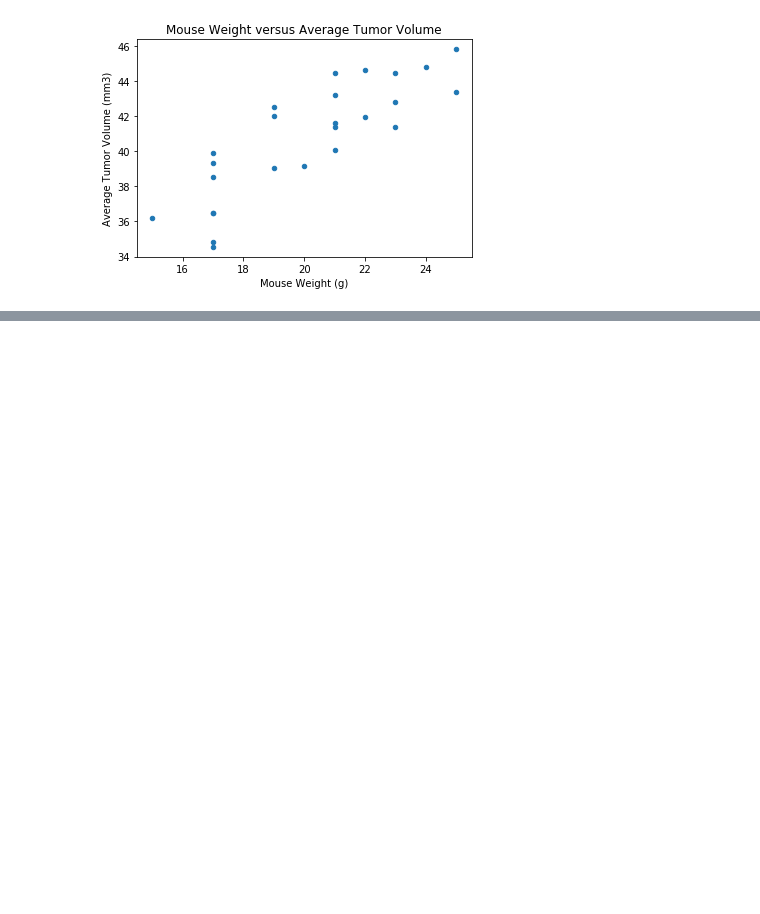
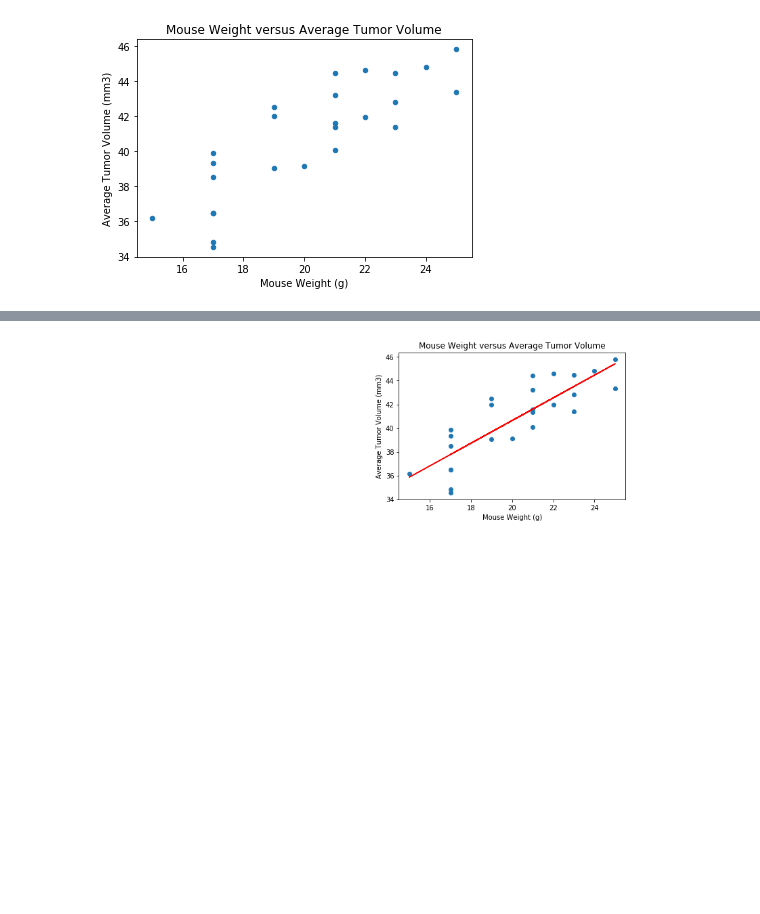
Before and after one commit to kamanzol/MatPlot, a Jupyter notebook: Pymaceuticals/pymaceuticals_starter.ipynb, the cells around one changed output, grey strips where cells are left out. Drawn from its saved outputs; the diff is of its cells as text; code cells hidden in the pictures; blank space fills up the shorter version.

```diff
--- a/Pymaceuticals/pymaceuticals_starter.ipynb
+++ b/Pymaceuticals/pymaceuticals_starter.ipynb
@@ -267,0 +289,15 @@ plt.show()
+# %%
+x_values = scatter_merge['Weight (g)']
+y_values = scatter_merge['Tumor_Volume']
+(slope, intercept, rvalue, pvalue, stderr) = linregress(x_values, y_values)
+regress_values = x_values * slope + intercept
+line_eq = "y = " + str(round(slope,2)) + "x + " + str(round(intercept,2))
+plt.scatter(x_values,y_values)
+plt.plot(x_values,regress_values,"r-")
+plt.annotate(line_eq,(0,1),fontsize=1,color="red")
+plt.title("Mouse Weight versus Average Tumor Volume")
+plt.xlabel("Mouse Weight (g)")
+plt.ylabel("Average Tumor Volume (mm3)")
+plt.show()
+# %% [output]
+[figure, added]
```
Also changed, not shown: parts of 5 cells of this notebook.
